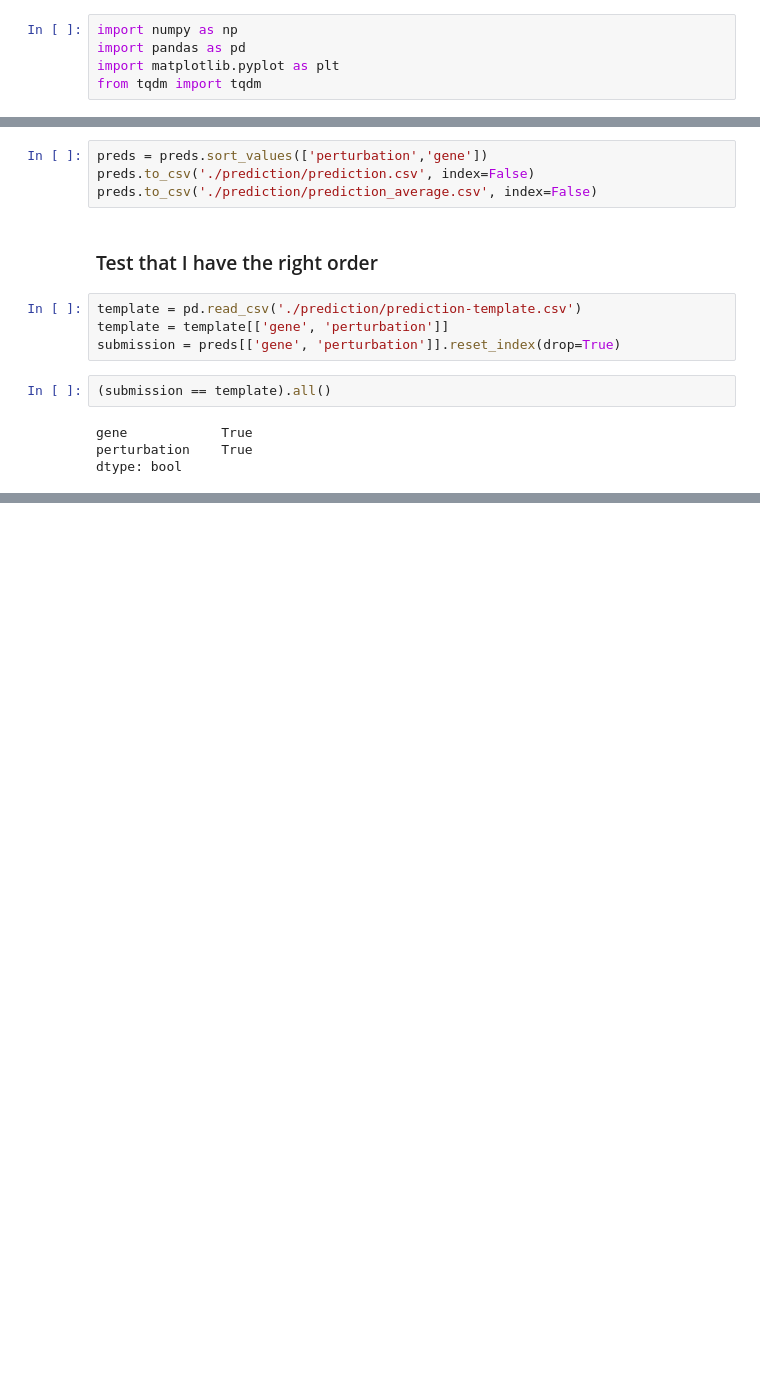
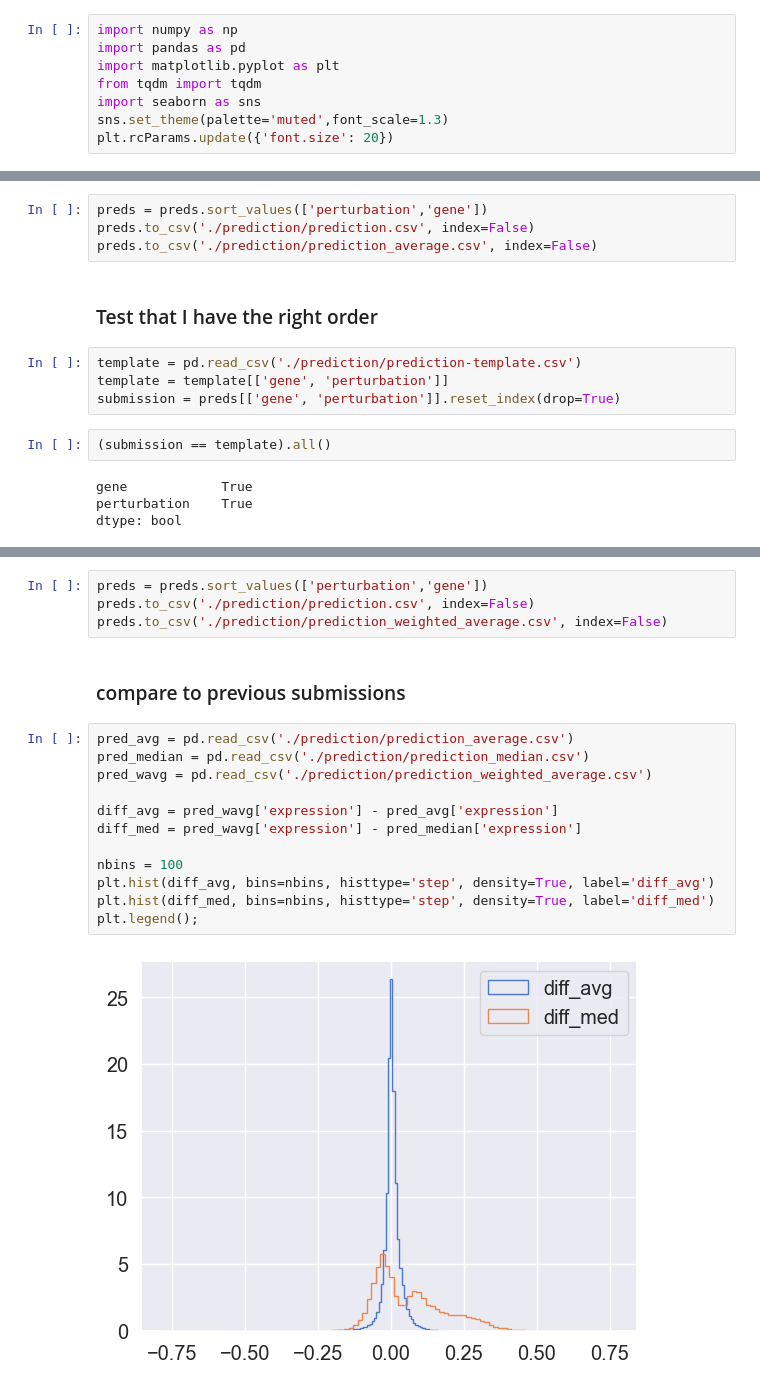
Before and after one commit to Hugh-Randall/Hackathon-Summer-2025, a Jupyter notebook: average.ipynb, the cells around one changed output, grey strips where cells are left out. Drawn from its saved outputs; the diff is of its cells as text; blank space fills up the shorter version.

Commit message:
added weighted average to average.ipynb

```diff
--- a/average.ipynb
+++ b/average.ipynb
@@ -3,6 +3,9 @@ import numpy as np
 import pandas as pd
 import matplotlib.pyplot as plt
 from tqdm import tqdm
+import seaborn as sns
+sns.set_theme(palette='muted',font_scale=1.3)
+plt.rcParams.update({'font.size': 20})
 # %% [markdown]
 ### Load and summarize some points in the data
 # %%
@@ -102,0 +168,20 @@ dtype: bool
+# %%
+preds = preds.sort_values(['perturbation','gene'])
+preds.to_csv('./prediction/prediction.csv', index=False)
+preds.to_csv('./prediction/prediction_weighted_average.csv', index=False)
+# %% [markdown]
+### compare to previous submissions
+# %%
+pred_avg = pd.read_csv('./prediction/prediction_average.csv')
+pred_median = pd.read_csv('./prediction/prediction_median.csv')
+pred_wavg = pd.read_csv('./prediction/prediction_weighted_average.csv')
+
+diff_avg = pred_wavg['expression'] - pred_avg['expression']
+diff_med = pred_wavg['expression'] - pred_median['expression']
+
+nbins = 100
+plt.hist(diff_avg, bins=nbins, histtype='step', density=True, label='diff_avg')
+plt.hist(diff_med, bins=nbins, histtype='step', density=True, label='diff_med')
+plt.legend();
+# %% [output]
+[figure, added]
```
Also changed, not shown: parts of 5 cells of this notebook, 1 other file.
